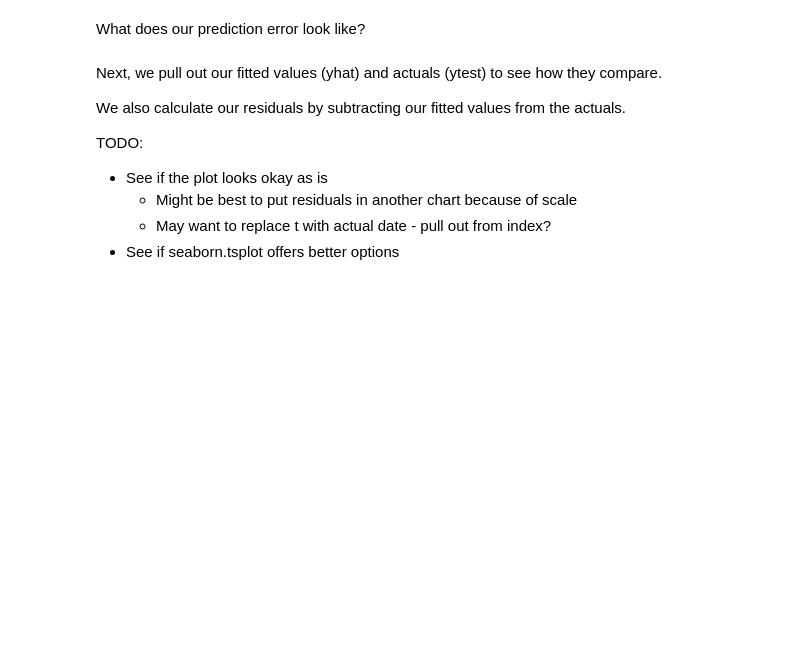
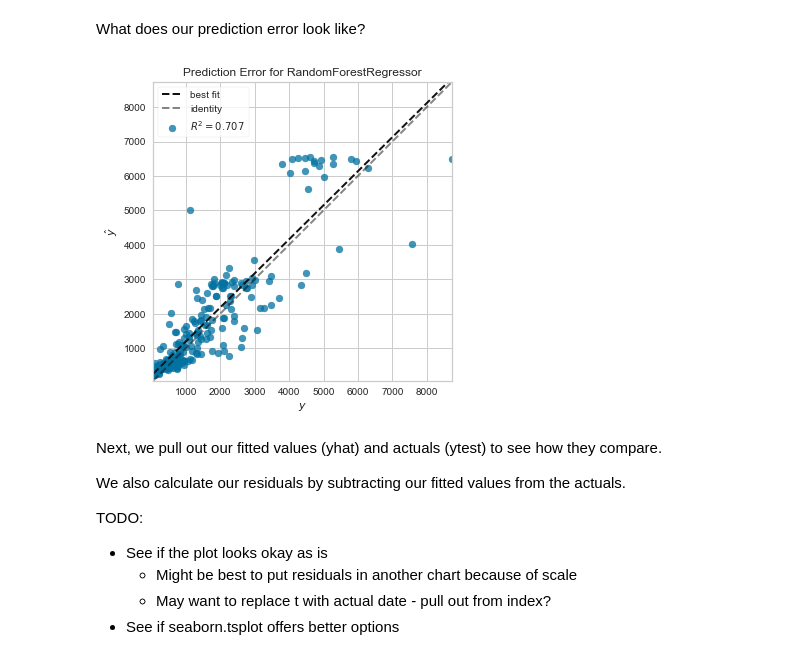
Before and after one commit to noahnewberger/Bikeshare-DC, a Jupyter notebook: machine_learning/rf_model_casual.ipynb, the cells around one changed output. Drawn from its saved outputs; the diff is of its cells as text; code cells hidden in the pictures; blank space fills up the shorter version.

```diff
--- a/machine_learning/rf_model_casual.ipynb
+++ b/machine_learning/rf_model_casual.ipynb
@@ -434,11 +434,11 @@ from sklearn.model_selection import GridSearchCV
 # Create the parameter grid based on the results of the random search
 param_grid = {
     'bootstrap': [True],
-    'max_depth': [30, 40, 50, 60, 70, None],
-    'max_features': ['sqrt'],
-    'min_samples_leaf': [1, 2, 3],
-    'min_samples_split': [2, 3, 4],
-    'n_estimators': [1600, 1700, 1800, 1900, 2000]
+    'max_depth': [50, 60, 70, None],
+    'max_features': ['auto'],
+    'min_samples_leaf': [1, 2],
+    'min_samples_split': [2, 3],
+    'n_estimators': [1100, 1200, 1300]
 }
 
 # Create a base model
@@ -517,11 +606,13 @@ What does our prediction error look like?
 # %%
 from yellowbrick.regressor import PredictionError
 
 prederr = PredictionError(rf_best)
 
 prederr.fit(Xtrain, ytrain)
-prederr.score(Xtrain, ytrain)
+prederr.score(Xtest, ytest)
 g = prederr.poof()
+# %% [output]
+[figure, added]
 # %% [markdown]
 Next, we pull out our fitted values (yhat) and actuals (ytest) to see how they compare.
 
```
Also changed, not shown: parts of 19 cells of this notebook.
